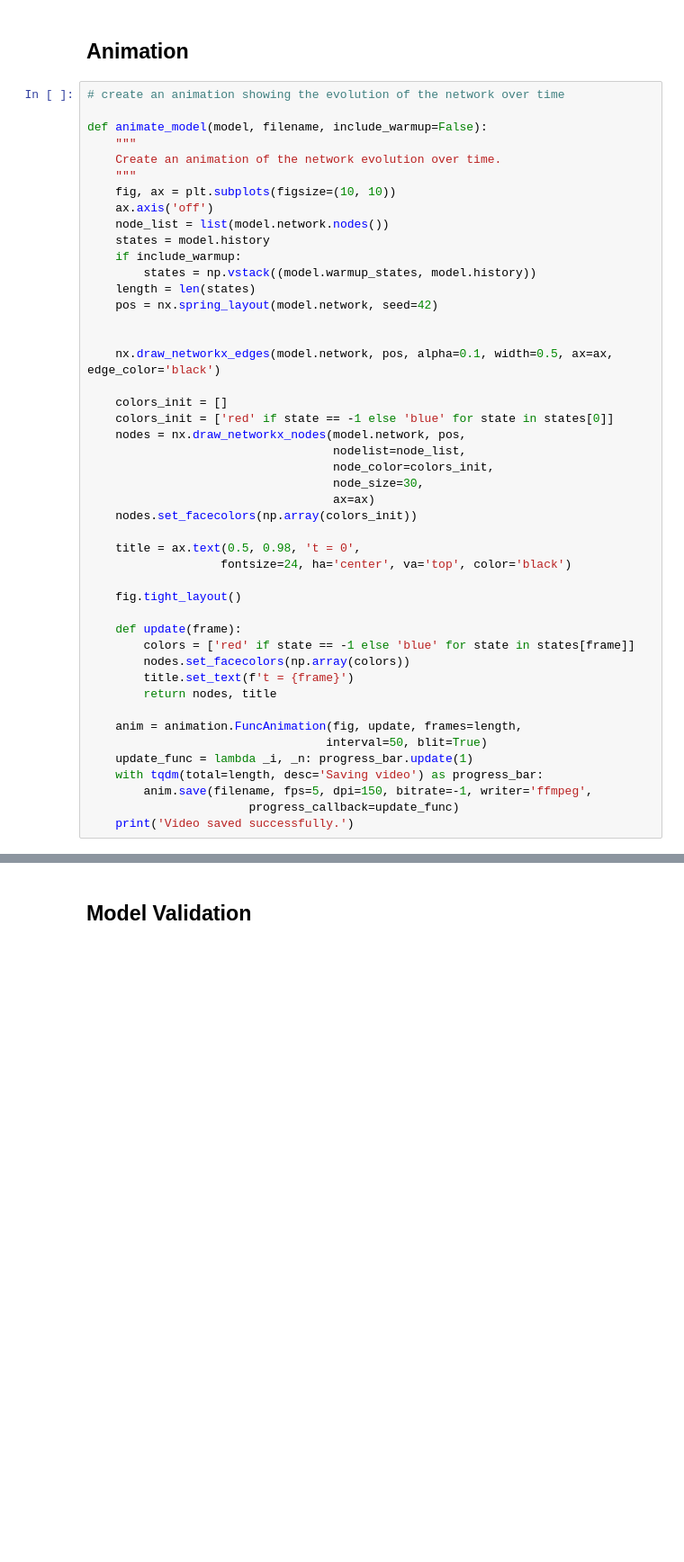
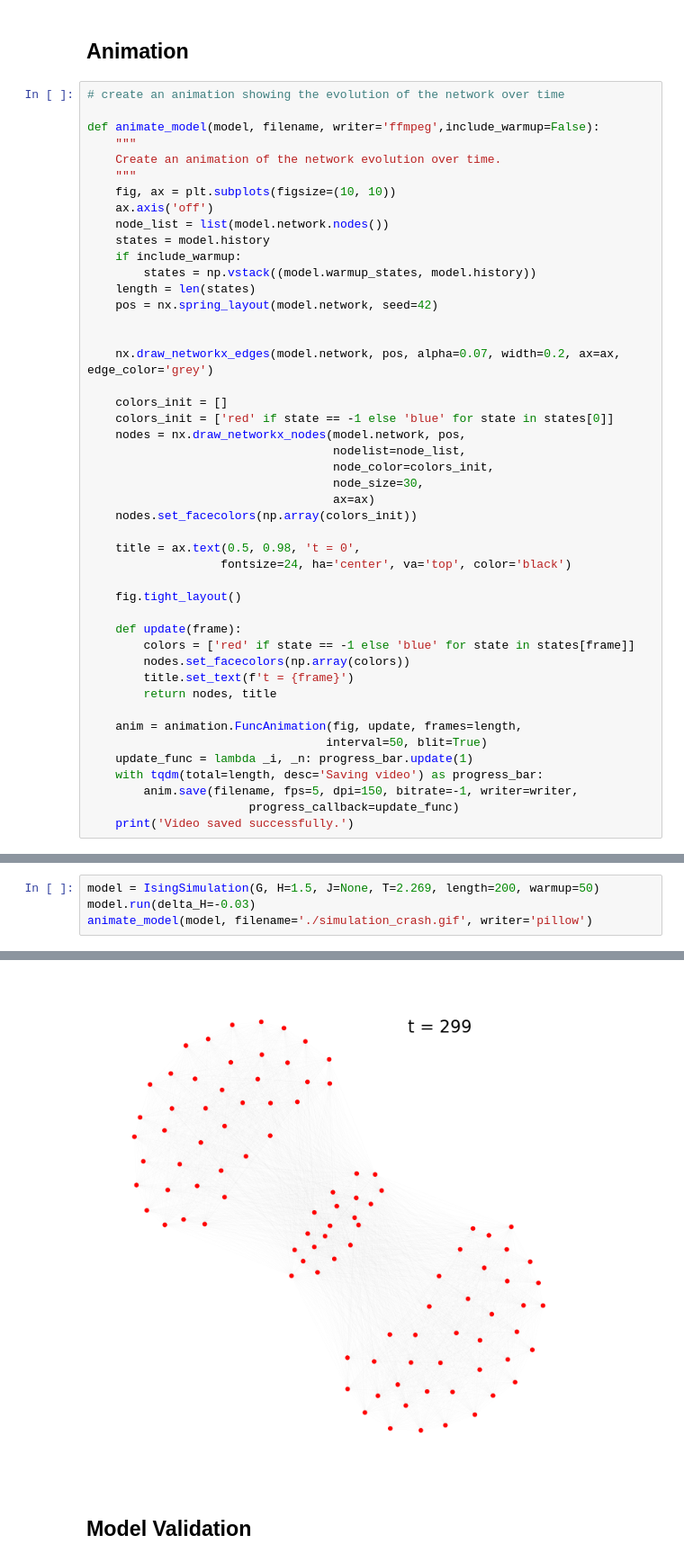
Before and after one commit to kylehtunis/psychopathology_css, a Jupyter notebook: project.ipynb, the cells around one changed output, grey strips where cells are left out. Shown at 90% size. Drawn from its saved outputs; the diff is of its cells as text; blank space fills up the shorter version.

```diff
--- a/project.ipynb
+++ b/project.ipynb
@@ -307,7 +461,7 @@ plt.show()
 # %%
 # create an animation showing the evolution of the network over time
 
-def animate_model(model, filename, include_warmup=False):
+def animate_model(model, filename, writer='ffmpeg',include_warmup=False):
     """
     Create an animation of the network evolution over time.
     """
@@ -321,7 +475,7 @@ def animate_model(model, filename, include_warmup=False):
     pos = nx.spring_layout(model.network, seed=42)
 
 
-    nx.draw_networkx_edges(model.network, pos, alpha=0.1, width=0.5, ax=ax, edge_color='black')
+    nx.draw_networkx_edges(model.network, pos, alpha=0.07, width=0.2, ax=ax, edge_color='grey')
 
     colors_init = []
     colors_init = ['red' if state == -1 else 'blue' for state in states[0]]
@@ -347,6 +501,6 @@ def animate_model(model, filename, include_warmup=False):
                                   interval=50, blit=True)
     update_func = lambda _i, _n: progress_bar.update(1)
     with tqdm(total=length, desc='Saving video') as progress_bar:
-        anim.save(filename, fps=5, dpi=150, bitrate=-1, writer='ffmpeg',
+        anim.save(filename, fps=5, dpi=150, bitrate=-1, writer=writer,
                        progress_callback=update_func)
     print('Video saved successfully.')
@@ -357,0 +507,5 @@ Video saved successfully.
+# %%
+model = IsingSimulation(G, H=1.5, J=None, T=2.269, length=200, warmup=50)
+model.run(delta_H=-0.03)
+animate_model(model, filename='./simulation_crash.gif', writer='pillow')
+# %% [output]
@@ -358,3 +514,4 @@ Video saved successfully.
+[figure, added]
 # %% [markdown]
 ## Model Validation
 # %% [markdown]
```
Also changed, not shown: parts of 8 cells of this notebook.
